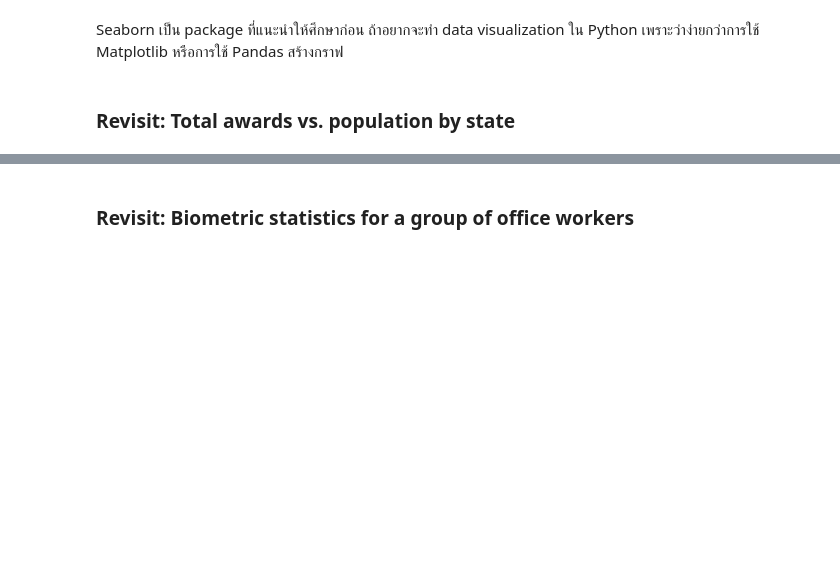
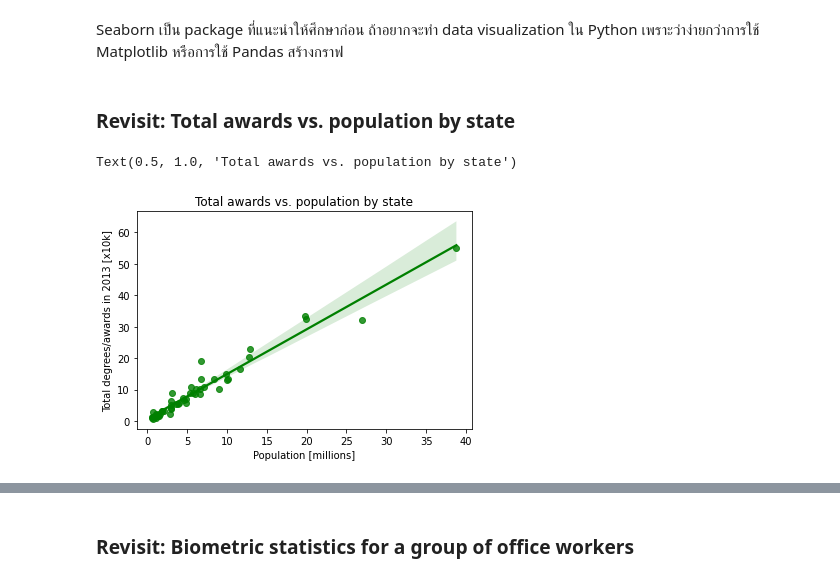
Before and after one commit to zkan/python-for-data-analysis, a Jupyter notebook: 02-pandas.ipynb, the cells around one changed output, grey strips where cells are left out. Saved outputs shown, nothing was run; the diff lists cells and outputs as text; code cells hidden in the pictures; blank space fills up the shorter version.

```diff
--- a/02-pandas.ipynb
+++ b/02-pandas.ipynb
@@ -347,14 +953,17 @@ import seaborn as sns
 # %% [markdown]
 ### Revisit: Total awards vs. population by state
 # %%
-df = pd.read_csv('data/pop_vs_degrees.csv')
-df['pop'] = df['pop'] / 1000000
-df['degrees'] = df['degrees'] / 10000
+df = pd.read_csv("pop_vs_degrees.csv")
+df["pop"] = df["pop"] / 1000000
+df["degrees"] = df["degrees"] / 10000
 
-g = sns.regplot(x='pop', y='degrees', data=df, color='g')
+g = sns.regplot(x="pop", y="degrees", data=df, color="g")
 
-g.set_xlabel('Population [millions]')
-g.set_ylabel('Total degrees/awards in 2013 [x10k]')
-g.set_title('Total awards vs. population by state')
+g.set_xlabel("Population [millions]")
+g.set_ylabel("Total degrees/awards in 2013 [x10k]")
+g.set_title("Total awards vs. population by state")
+# %% [output]
+Text(0.5, 1.0, 'Total awards vs. population by state')
+[figure, added]
 # %%
 sns.barplot(data=df)
```
Also changed, not shown: parts of 116 cells of this notebook, 6 other files.
